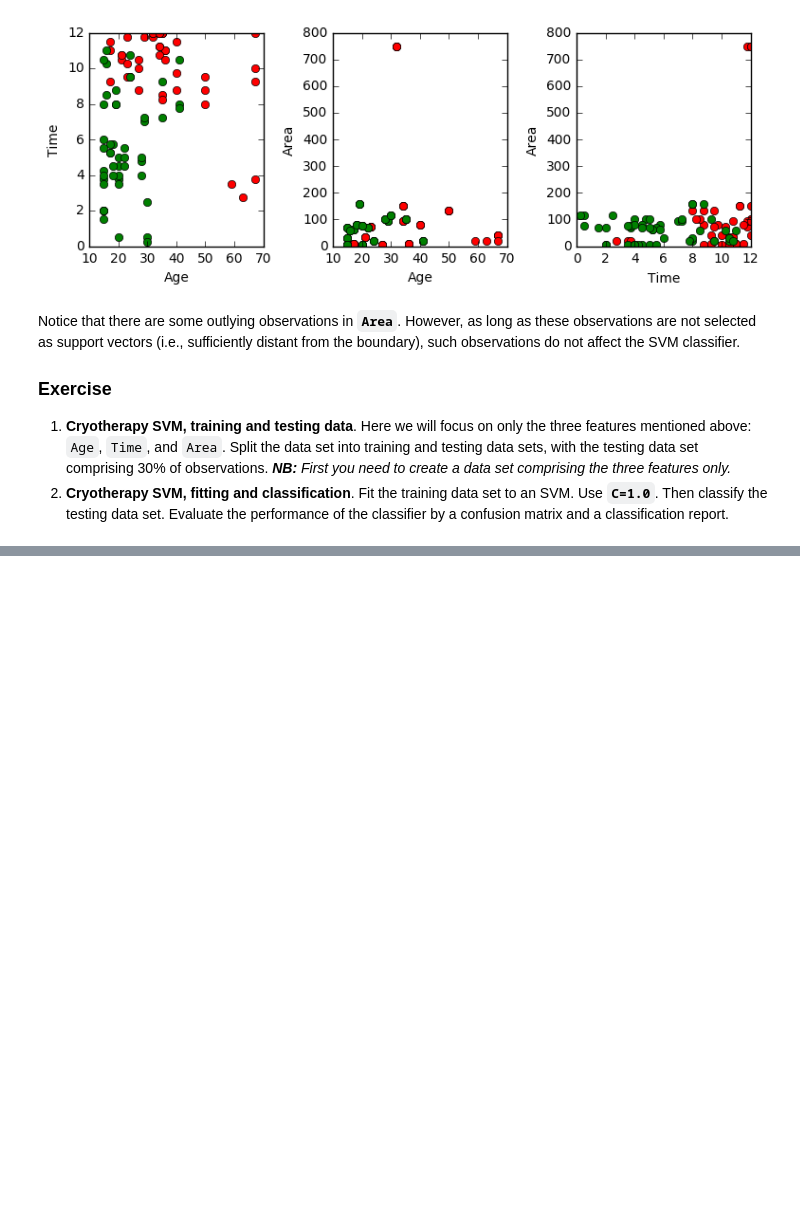
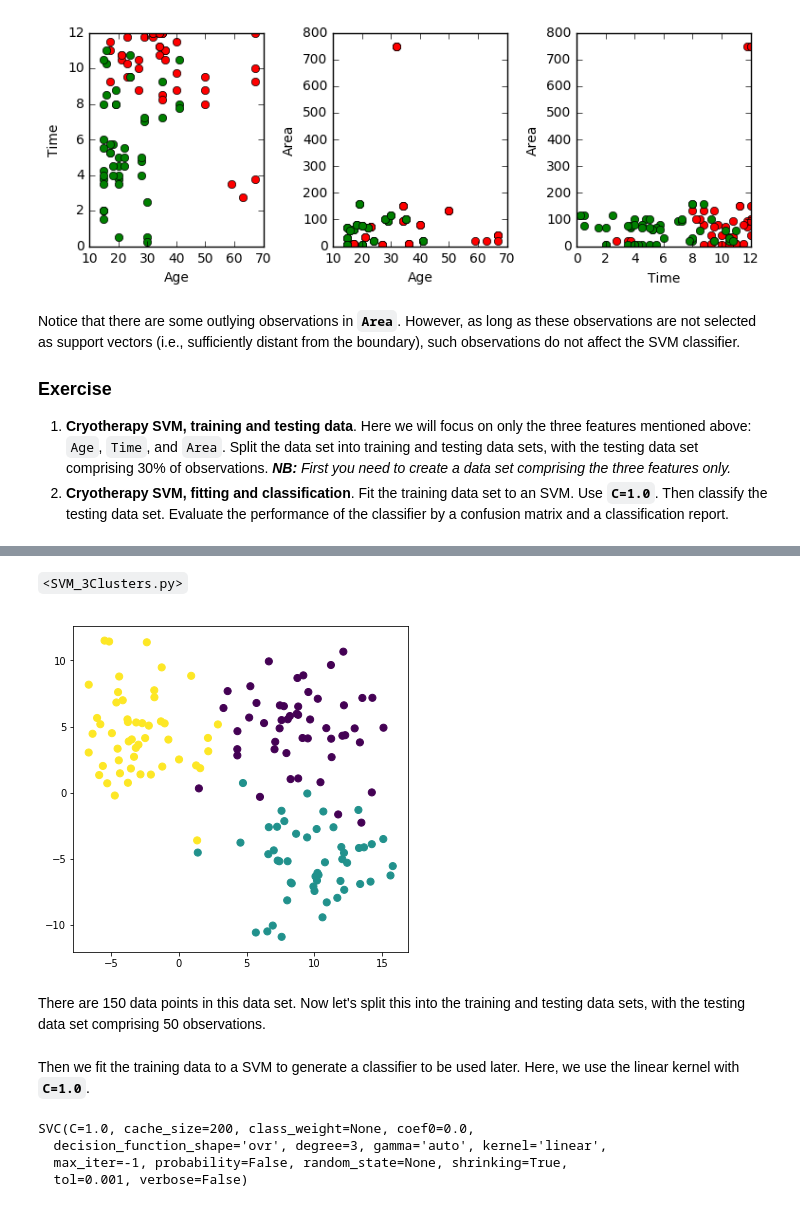
Before and after one commit to sathayas/JupyterAnalyticsSpring2018, a Jupyter notebook: SVM.ipynb, the cells around one changed output, grey strips where cells are left out. Cells and saved outputs as stored; diff of their text form; code cells hidden in the pictures; blank space fills up the shorter version.

```diff
--- a/SVM.ipynb
+++ b/SVM.ipynb
@@ -349,0 +358,65 @@ X_train, X_test, y_train, y_test = train_test_split(X, y,
+# %% [markdown]
+`<SVM_3Clusters.py>`
+# %%
+import numpy as np
+import matplotlib.pyplot as plt
+from sklearn.datasets.samples_generator import make_blobs
+from sklearn.svm import SVC
+from sklearn.model_selection import train_test_split
+from sklearn.metrics import confusion_matrix, classification_report
+
+
+def make_meshgrid(x, y, h=.02):
+    """Create a mesh of points to plot in
+
+    Parameters
+    ----------
+    x: data to base x-axis meshgrid on
+    y: data to base y-axis meshgrid on
+    h: stepsize for meshgrid, optional
+
+    Returns
+    -------
+    xx, yy : ndarray
+    """
+    x_min, x_max = x.min() - 1, x.max() + 1
+    y_min, y_max = y.min() - 1, y.max() + 1
+    xx, yy = np.meshgrid(np.arange(x_min, x_max, h),
+                         np.arange(y_min, y_max, h))
+    return xx, yy
+
+
+def plot_contours(ax, clf, x, y, h=.02, **params):
+    """Plot the decision boundaries for a classifier.
+
+    Parameters
+    ----------
+    ax: matplotlib axes object
+    clf: a classifier
+    x: data to base x-axis meshgrid on
+    y: data to base y-axis meshgrid on
+    h: stepsize for meshgrid, optional
+    params: dictionary of params to pass to contourf, optional
+    """
+    xx, yy = make_meshgrid(x, y, h)
+    Z = clf.predict(np.c_[xx.ravel(), yy.ravel()])
+    Z = Z.reshape(xx.shape)
+    out = ax.contourf(xx, yy, Z, **params)
+    return out
+
+
+
+
+# producing a toy data set: three clusters, touching
+X, y = make_blobs(n_samples=150, centers=3,
+                  random_state=24, cluster_std=3.0)
+
+
+# plotting the toy data
+plt.figure(figsize=[6,6])
+plt.scatter(X[:, 0], X[:, 1], c=y, s=50)
+plt.show()
+# %% [output]
+[figure, added]
+# %% [markdown]
+There are 150 data points in this data set. Now let's split this into the training and testing data sets, with the testing data set comprising 50 observations.
@@ -349,0 +428,11 @@ X_train, X_test, y_train, y_test = train_test_split(X, y,
+# %% [markdown]
+Then we fit the training data to a SVM to generate a classifier to be used later. Here, we use the linear kernel with **`C=1.0`**.
+# %%
+# SVM model fitting
+sv = SVC(kernel='linear', C=1.0)
+sv.fit(X,y)
+# %% [output]
+SVC(C=1.0, cache_size=200, class_weight=None, coef0=0.0,
+  decision_function_shape='ovr', degree=3, gamma='auto', kernel='linear',
+  max_iter=-1, probability=False, random_state=None, shrinking=True,
+  tol=0.001, verbose=False)
```
Also changed, not shown: parts of 20 cells of this notebook.
